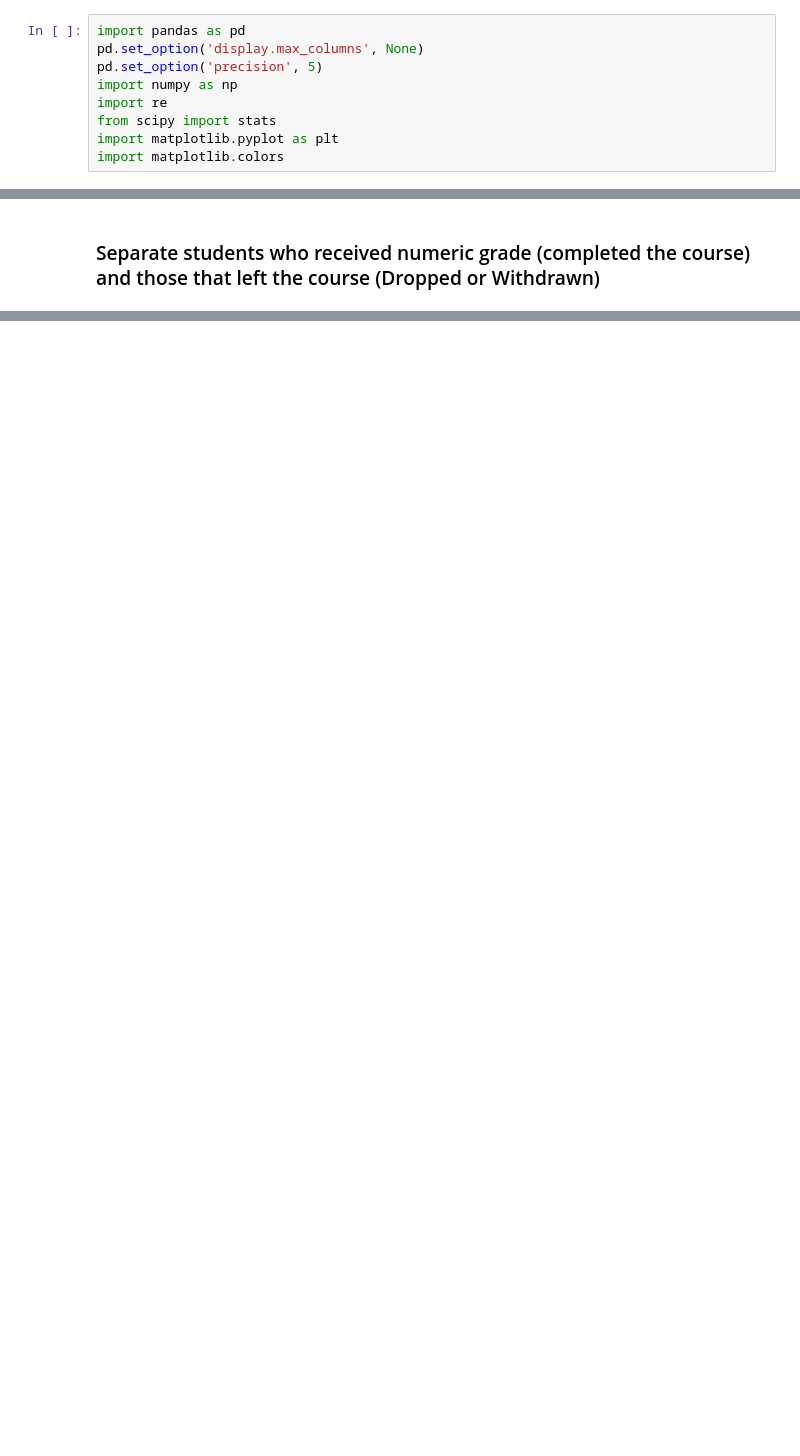
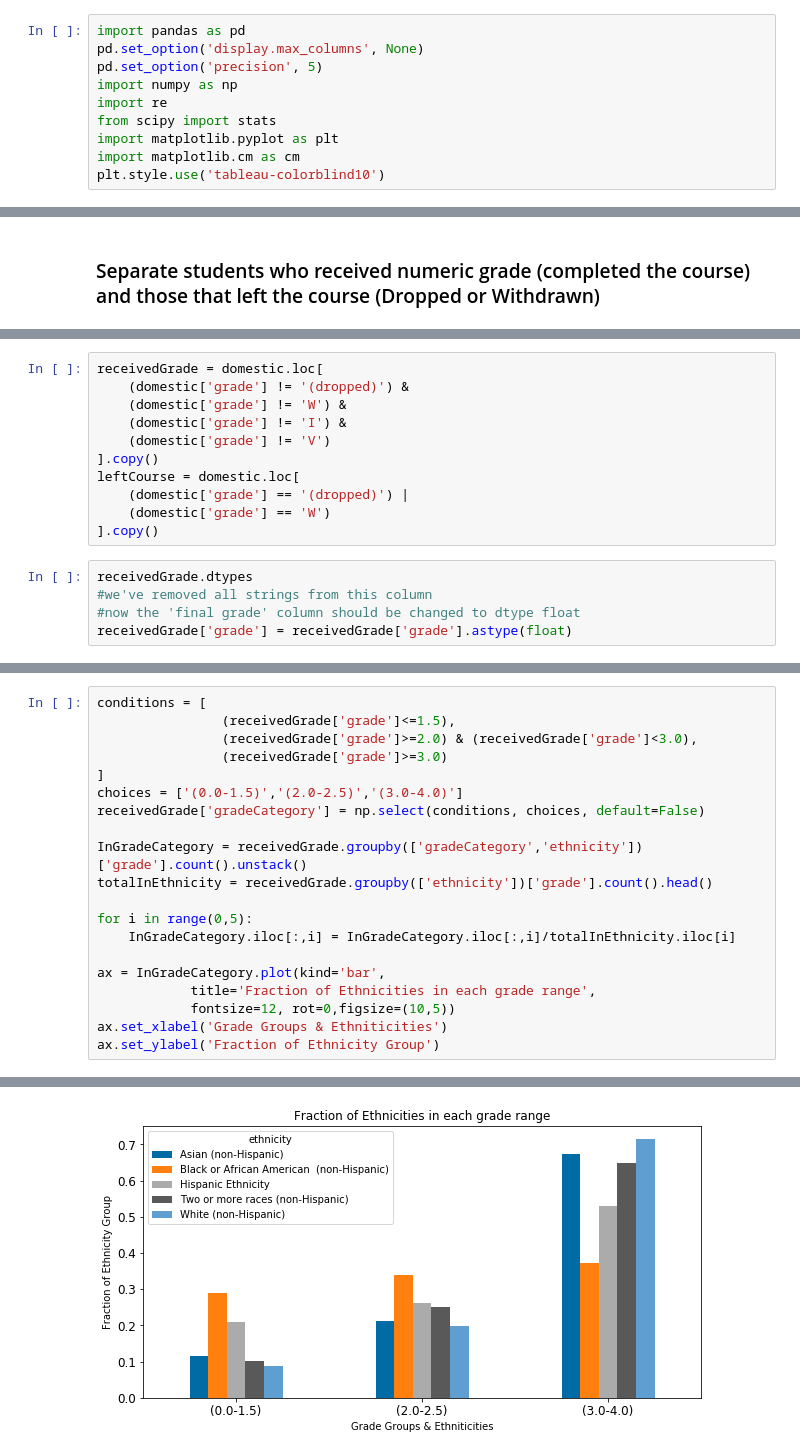
Before and after one commit to anair3007/gradeComparison, a Jupyter notebook: gradeComparison.ipynb, the cells around one changed output, grey strips where cells are left out. Saved outputs shown, nothing was run; the diff lists cells and outputs as text; blank space fills up the shorter version.

```diff
--- a/gradeComparison.ipynb
+++ b/gradeComparison.ipynb
@@ -10,7 +12,8 @@ import numpy as np
 import re
 from scipy import stats
 import matplotlib.pyplot as plt
-import matplotlib.colors
+import matplotlib.cm as cm
+plt.style.use('tableau-colorblind10')
 # %% [markdown]
 #### Read in .csv and remove blank columns
 # %%
@@ -281,0 +94,16 @@ plt.show()
+# %%
+receivedGrade = domestic.loc[
+    (domestic['grade'] != '(dropped)') &
+    (domestic['grade'] != 'W') &
+    (domestic['grade'] != 'I') &
+    (domestic['grade'] != 'V')
+].copy()
+leftCourse = domestic.loc[
+    (domestic['grade'] == '(dropped)') |
+    (domestic['grade'] == 'W')
+].copy()
+# %%
+receivedGrade.dtypes
+#we've removed all strings from this column
+#now the 'final grade' column should be changed to dtype float
+receivedGrade['grade'] = receivedGrade['grade'].astype(float)
@@ -281,0 +225,21 @@ plt.show()
+# %%
+conditions = [
+                (receivedGrade['grade']<=1.5),
+                (receivedGrade['grade']>=2.0) & (receivedGrade['grade']<3.0),
+                (receivedGrade['grade']>=3.0)
+]
+choices = ['(0.0-1.5)','(2.0-2.5)','(3.0-4.0)']
+receivedGrade['gradeCategory'] = np.select(conditions, choices, default=False)
+
+InGradeCategory = receivedGrade.groupby(['gradeCategory','ethnicity'])['grade'].count().unstack()
+totalInEthnicity = receivedGrade.groupby(['ethnicity'])['grade'].count().head()
+
+for i in range(0,5):
+    InGradeCategory.iloc[:,i] = InGradeCategory.iloc[:,i]/totalInEthnicity.iloc[i]
+
+ax = InGradeCategory.plot(kind='bar',
+            title='Fraction of Ethnicities in each grade range',
+            fontsize=12, rot=0,figsize=(10,5))
+ax.set_xlabel('Grade Groups & Ethniticities')
+ax.set_ylabel('Fraction of Ethnicity Group')
+# %% [output]
@@ -281,0 +247 @@ plt.show()
+[figure, added]
```
Also changed, not shown: parts of 60 cells of this notebook.
